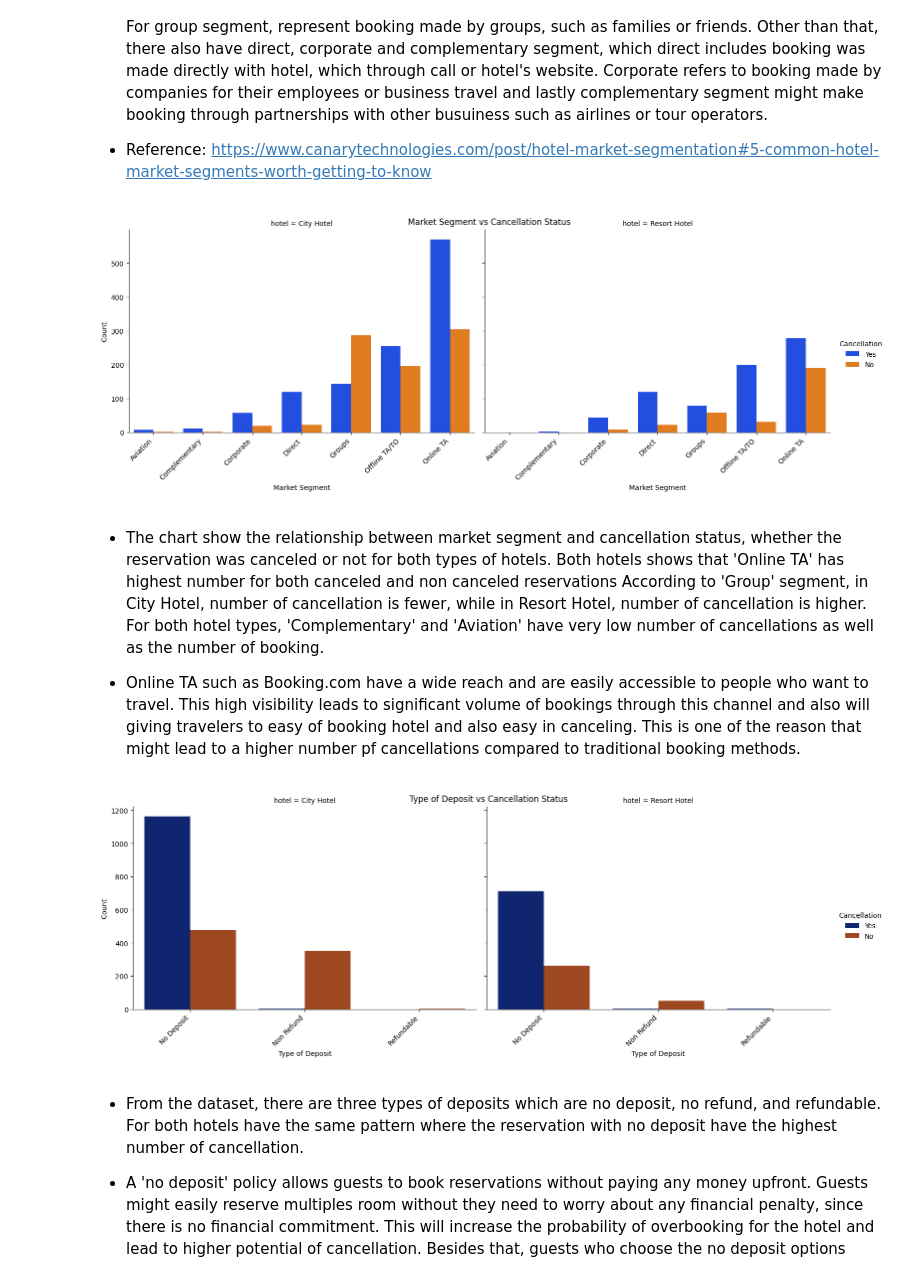
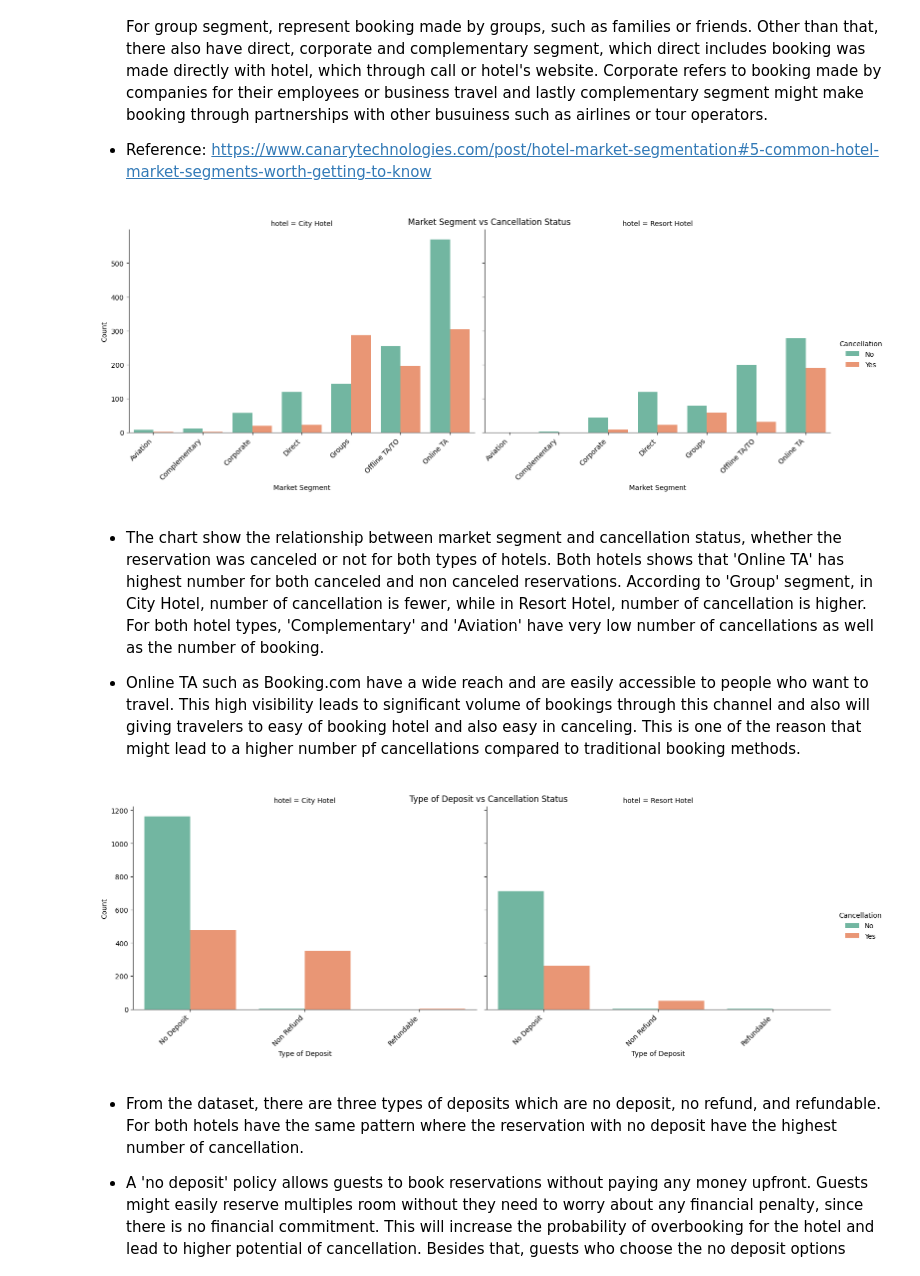
Before and after one commit to aliaghafur/P146222-_Project2, a Jupyter notebook: _P146222__Project_2_Hotel_Analysis_SEM1_20242025_20250126.ipynb, the cells around one changed output. Saved outputs shown, nothing was run; the diff lists cells and outputs as text; code cells hidden in the pictures.

```diff
--- a/_P146222__Project_2_Hotel_Analysis_SEM1_20242025_20250126.ipynb
+++ b/_P146222__Project_2_Hotel_Analysis_SEM1_20242025_20250126.ipynb
@@ -701,40 +691,40 @@ Additionally, there is a segment call Offline TA/TO which represent booking made
 # 'market_segment' vs 'is_cancel' - diff type 'hotel'
 # create the catplot
 cp = sns.catplot(x='market_segment', hue='is_canceled', col='hotel',
-            data=merged_df, kind='count', palette='bright',
+            data=merged_df, kind='count', palette='Set2',
             height=5, aspect=1.5, legend=False)
 
 # set titles and labels
 cp.fig.suptitle('Market Segment vs Cancellation Status')
 cp.set_xlabels('Market Segment')
 cp.set_ylabels('Count')
-cp.add_legend(title='Cancellation', labels= ['Yes', 'No'])
+cp.add_legend(title='Cancellation', labels= ['No', 'Yes'])
 cp.set_xticklabels(rotation=45, ha='right')
 
 plt.show()
 # %% [output]
-[figure, old version]
+[figure, new version]
 # %% [markdown]
-- The chart show the relationship between market segment and cancellation status, whether the reservation was canceled or not for both types of hotels. Both hotels shows that 'Online TA' has highest number for both canceled and non canceled reservations According to 'Group' segment, in City Hotel, number of cancellation is fewer, while in Resort Hotel, number of cancellation is higher. For both hotel types, 'Complementary' and 'Aviation' have very low number of cancellations as well as the number of booking.
+- The chart show the relationship between market segment and cancellation status, whether the reservation was canceled or not for both types of hotels. Both hotels shows that 'Online TA' has highest number for both canceled and non canceled reservations. According to 'Group' segment, in City Hotel, number of cancellation is fewer, while in Resort Hotel, number of cancellation is higher. For both hotel types, 'Complementary' and 'Aviation' have very low number of cancellations as well as the number of booking.
 
 - Online TA such as Booking.com have a wide reach and are easily accessible to people who want to travel. This high visibility leads to significant volume of bookings through this channel and also will giving travelers to easy of booking hotel and also easy in canceling. This is one of the reason that might lead to a higher number pf cancellations compared to traditional booking methods.
 # %%
 # 'deposit_type' vs 'is_cancel' - diff type 'hotel'
 # create the catplot
 cp = sns.catplot(x='deposit_type', hue='is_canceled', col='hotel',
-            data=merged_df, kind='count', palette='dark',
+            data=merged_df, kind='count', palette='Set2',
             height=5, aspect=1.5, legend=False)
 
 # set titles and labels
 cp.fig.suptitle('Type of Deposit vs Cancellation Status')
 cp.set_xlabels('Type of Deposit')
 cp.set_ylabels('Count')
-cp.add_legend(title='Cancellation', labels= ['Yes', 'No'])
+cp.add_legend(title='Cancellation', labels= ['No', 'Yes'])
 cp.set_xticklabels(rotation=45, ha='right')
 
 plt.show()
 # %% [output]
-[figure, old version]
+[figure, new version]
 # %% [markdown]
 - From the dataset, there are three types of deposits which are no deposit, no  refund, and refundable. For both hotels have the same pattern where the reservation with no deposit have the highest number of cancellation.
 
```
Also changed, not shown: parts of 11 cells of this notebook.
